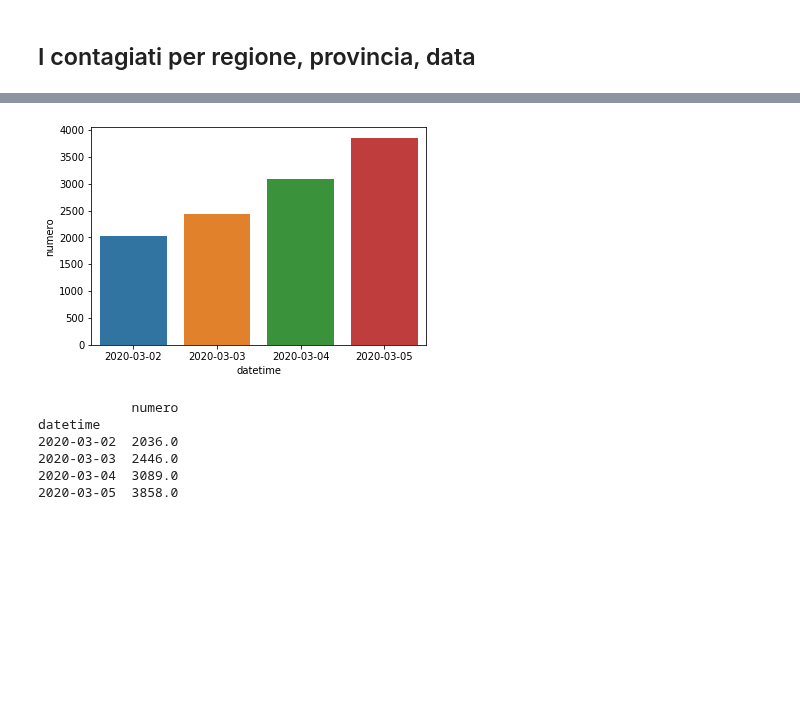
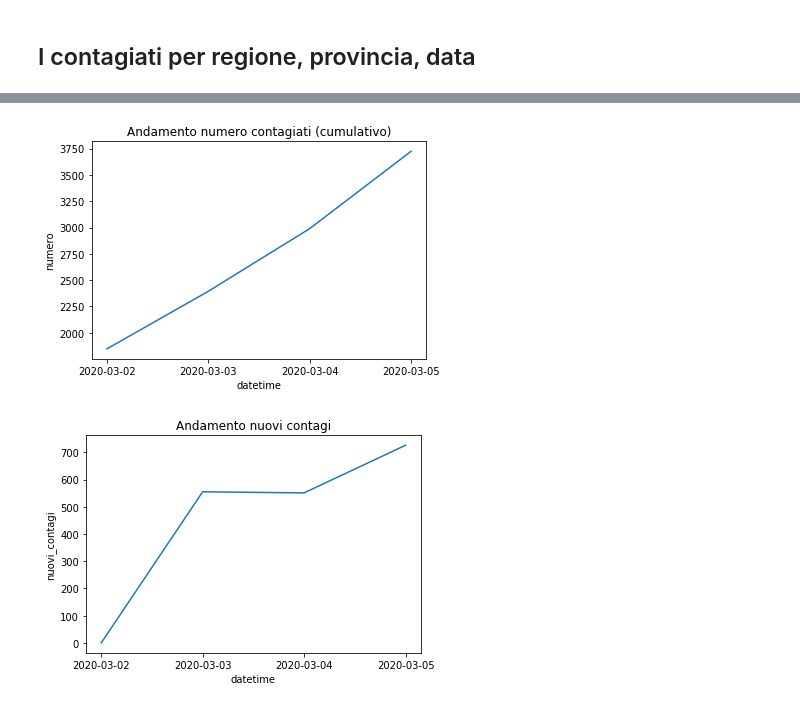
Before and after one commit to ondata/covid19italia, a Jupyter notebook: visualizzazione/analisi_descrittiva.ipynb, the cells around one changed output, grey strips where cells are left out. Drawn from its saved outputs; the diff is of its cells as text; code cells hidden in the pictures; blank space fills up the shorter version.

```diff
--- a/visualizzazione/analisi_descrittiva.ipynb
+++ b/visualizzazione/analisi_descrittiva.ipynb
@@ -16,6 +17,8 @@ df = pd.read_csv('./../publication/provinceArchivioISTAT.csv')
 # in alternativa URL diretta:
 # https://raw.githubusercontent.com/ondata/covid19italia/master/publication/provinceArchivio.csv
 
+df = df.dropna()
+
 df.sample(5)
 # %% [output]
 |  | provincia | numero | regione | datetime | codiceISTAT |
@@ -52,0 +38,10 @@ Qualche statistica descrittiva sul numero dei contagiati
+# %%
+# ordiniamo i dati in base a provincia e giorno
+df = df.sort_values(by=['provincia', 'datetime'])
+
+# sottraiamo il numero dei contagiati di un giorno da quelli del giorno precedente
+# prima di fare la sottrazione dobbiamo raggruppare per provincia
+df['nuovi_contagi'] = df[ ['numero', 'provincia'] ].groupby('provincia').diff()
+
+# esempio
+df[ df['provincia'] == 'Milano' ]
@@ -117,16 +121,17 @@ Reggio Emilia                          73.0
 # %%
-df_by_datetime = df[ ['datetime', 'numero'] ].groupby('datetime')
+# raggruppa in base al giorno
+df_by_datetime = df[ ['datetime', 'numero', 'nuovi_contagi'] ].groupby('datetime')
 df_by_datetime = df_by_datetime.sum().sort_values(by='datetime')
 
-sns.barplot(data=df_by_datetime.reset_index(), x='datetime', y='numero')
+# contagi cumulativi
+g = sns.lineplot(data=df_by_datetime.reset_index(), x='datetime', y='numero')
+g.set_title('Andamento numero contagiati (cumulativo)')
 plt.show()
 
-print(df_by_datetime)
+# nuovi contagi
+g = sns.lineplot(data=df_by_datetime.reset_index(), x='datetime', y='nuovi_contagi')
+g.set_title('Andamento nuovi contagi')
+plt.show()
 # %% [output]
-[figure, old version]
+[figure, new version]
-            numero
-datetime
-2020-03-02  2036.0
-2020-03-03  2446.0
-2020-03-04  3089.0
-2020-03-05  3858.0
+[figure, added]
```
Also changed, not shown: parts of 12 cells of this notebook, 1 other file.
